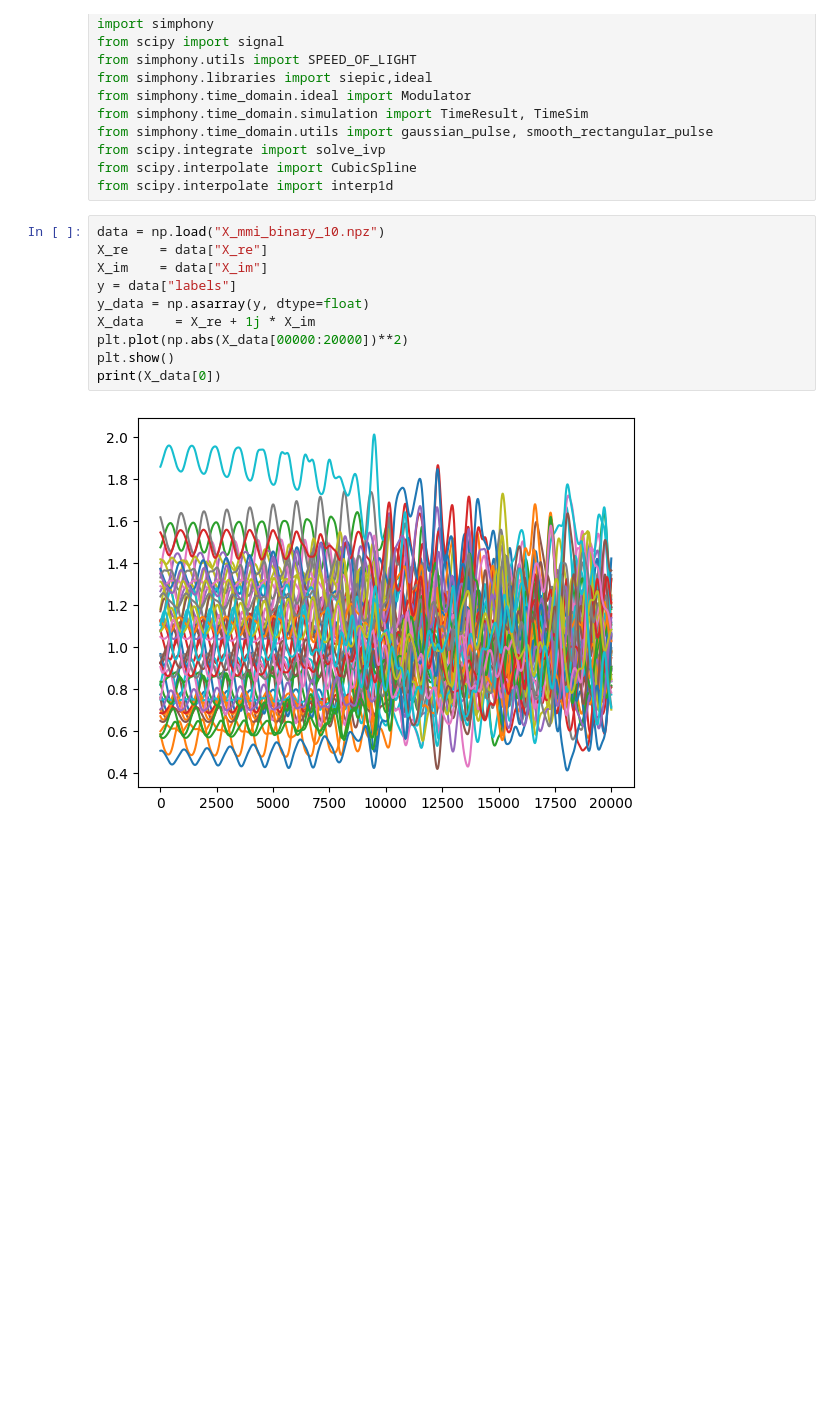
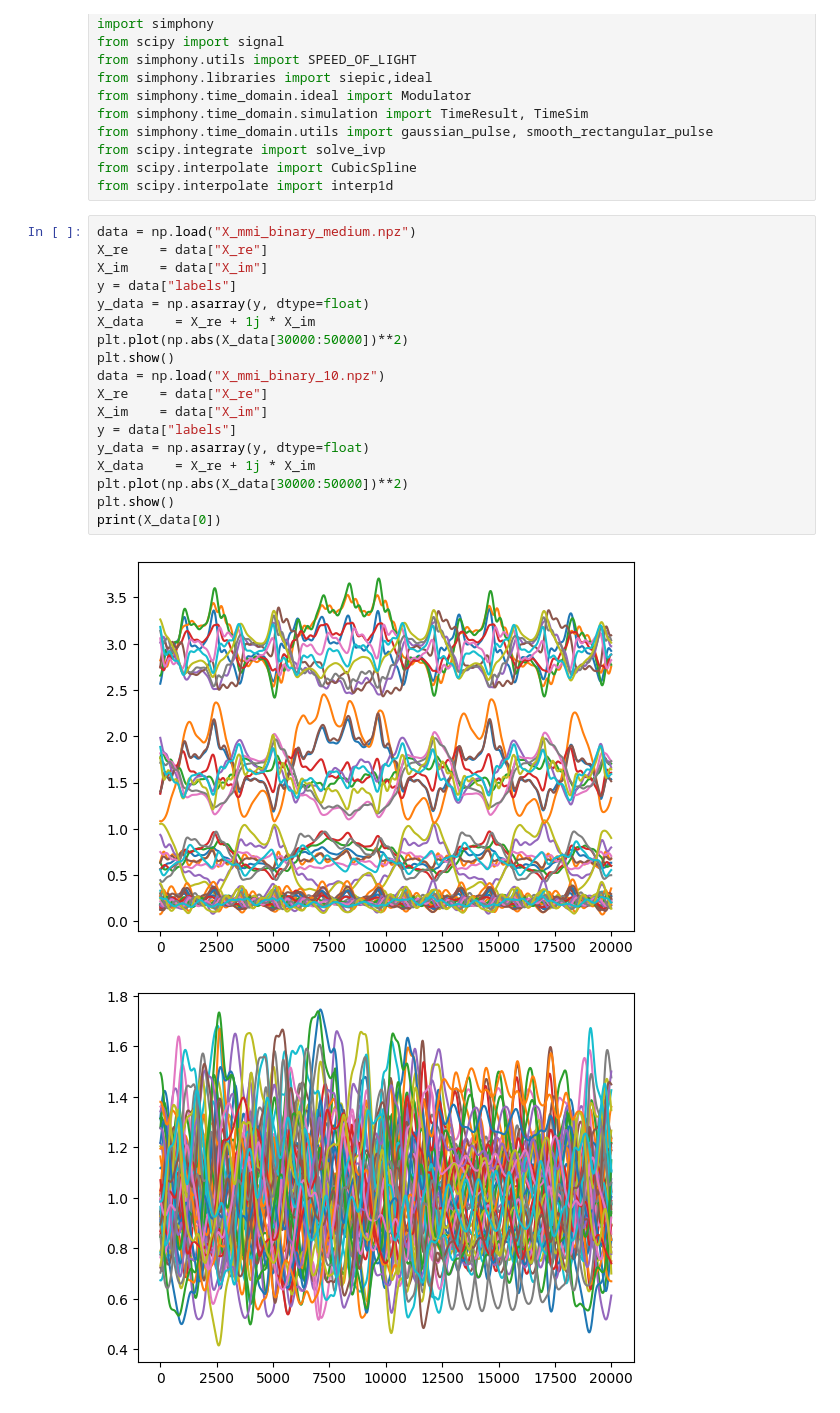
Before and after one commit to 1400073/time_domain_work, a Jupyter notebook: check_jupy.ipynb, the cells around one changed output. Cells and saved outputs as stored; diff of their text form; blank space fills up the shorter version.

```diff
--- a/check_jupy.ipynb
+++ b/check_jupy.ipynb
@@ -22,14 +22,23 @@ from scipy.integrate import solve_ivp
 from scipy.interpolate import CubicSpline
 from scipy.interpolate import interp1d
 # %%
+data = np.load("X_mmi_binary_medium.npz")
+X_re    = data["X_re"]
+X_im    = data["X_im"]
+y = data["labels"]
+y_data = np.asarray(y, dtype=float)
+X_data    = X_re + 1j * X_im
+plt.plot(np.abs(X_data[30000:50000])**2)
+plt.show()
 data = np.load("X_mmi_binary_10.npz")
 X_re    = data["X_re"]
 X_im    = data["X_im"]
 y = data["labels"]
 y_data = np.asarray(y, dtype=float)
 X_data    = X_re + 1j * X_im
-plt.plot(np.abs(X_data[00000:20000])**2)
+plt.plot(np.abs(X_data[30000:50000])**2)
 plt.show()
 print(X_data[0])
 # %% [output]
-[figure, old version]
+[figure, new version]
+[figure, added]
```
Also changed, not shown: parts of 9 cells of this notebook, 4 other files.
